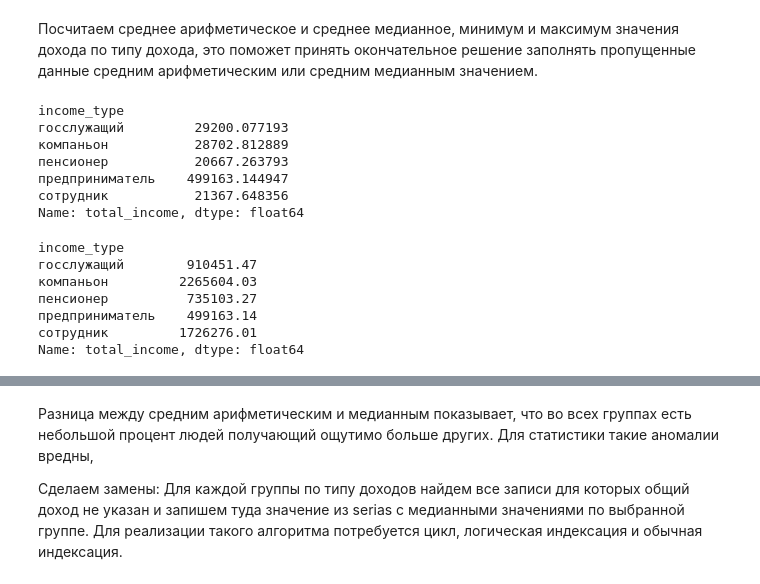
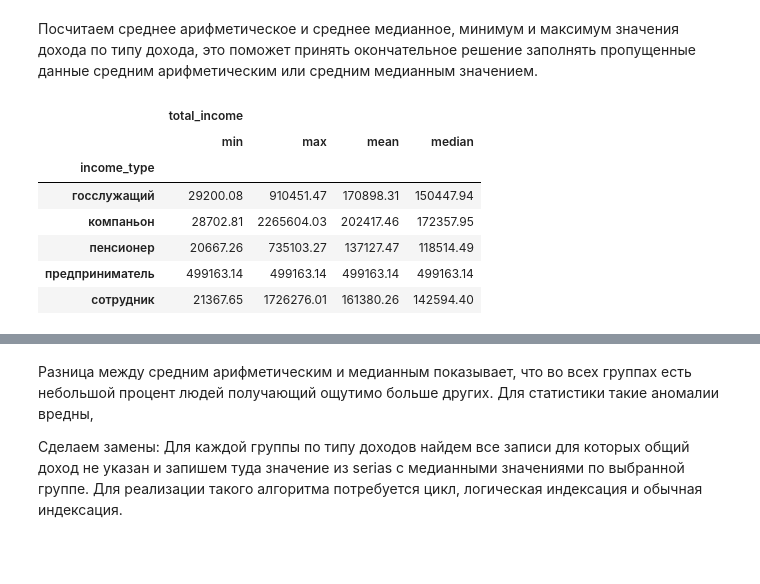
Before and after one commit to alexandrettio/DA_04, a Jupyter notebook: Debt-stats.ipynb, the cells around one changed output, grey strips where cells are left out. Saved outputs shown, nothing was run; the diff lists cells and outputs as text; code cells hidden in the pictures; blank space fills up the shorter version.

```diff
--- a/Debt-stats.ipynb
+++ b/Debt-stats.ipynb
@@ -126,25 +126,16 @@ Name: total_income, dtype: int64
 groups_for_update = ('госслужащий', 'компаньон', 'пенсионер', 'сотрудник', 'предприниматель')
 only_stats_data = data.loc[data['income_type'].isin(groups_for_update)]
 # %%
-only_stats_data.groupby('income_type')['total_income'].min()
+# Избавимся от экспоненциальной записи слишком больших чисел изменив настройки отображения
+pd.options.display.float_format = '{:.2f}'.format
+stats_total_income = only_stats_data.groupby('income_type').agg({'total_income': ['min', 'max', 'mean', 'median']})
+stats_total_income
 # %% [output]
-income_type
-госслужащий         29200.077193
-компаньон           28702.812889
-пенсионер           20667.263793
-предприниматель    499163.144947
-сотрудник           21367.648356
-Name: total_income, dtype: float64
+|  | total_income |  |  |  |
+|  | min | max | mean | median |
+| income_type |  |  |  |  |
+| госслужащий | 29200.08 | 910451.47 | 170898.31 | 150447.94 |
+| компаньон | 28702.81 | 2265604.03 | 202417.46 | 172357.95 |
+| пенсионер | 20667.26 | 735103.27 | 137127.47 | 118514.49 |
+| предприниматель | 499163.14 | 499163.14 | 499163.14 | 499163.14 |
+| сотрудник | 21367.65 | 1726276.01 | 161380.26 | 142594.40 |
-# %%
-# Избавимся от экспоненциальной записи слишком больших чисел изменив настройки отображения
-pd.options.display.float_format = '{:.2f}'.format
-
-only_stats_data.groupby('income_type')['total_income'].max()
-# %% [output]
-income_type
-госслужащий        910451.47
-компаньон         2265604.03
-пенсионер          735103.27
-предприниматель    499163.14
-сотрудник         1726276.01
-Name: total_income, dtype: float64
```
Also changed, not shown: parts of 27 cells of this notebook, 1 other file.
